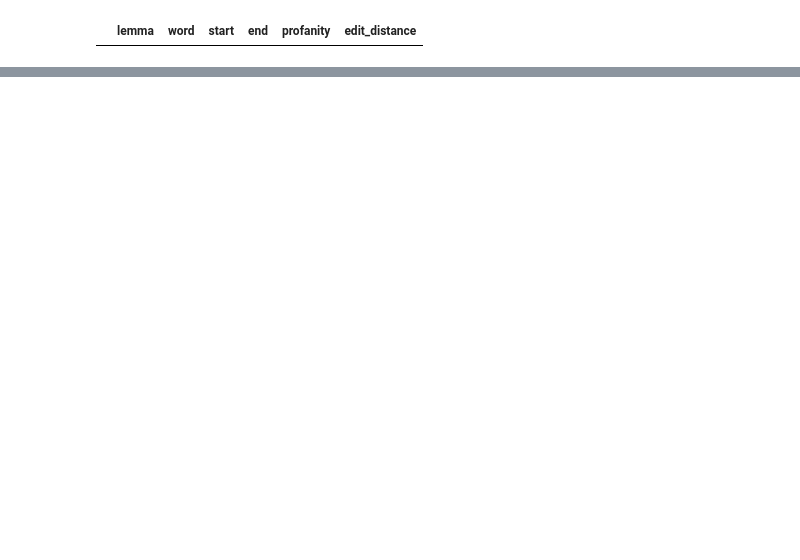
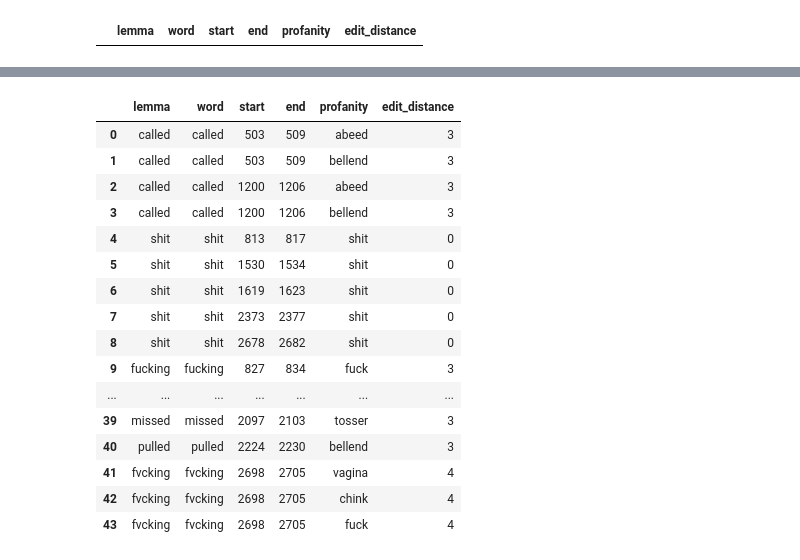
Before and after one commit to jcmsj/nlparallel, a Jupyter notebook: profanity-filter.ipynb, the cells around one changed output, grey strips where cells are left out. Cells and saved outputs as stored; diff of their text form; code cells hidden in the pictures; blank space fills up the shorter version.

```diff
--- a/profanity-filter.ipynb
+++ b/profanity-filter.ipynb
@@ -136,0 +140,20 @@ df[df['word'] == 'fvcking']
+# %%
+df.head(100)
+# %% [output]
+|  | lemma | word | start | end | profanity | edit_distance |
+| 0 | called | called | 503 | 509 | abeed | 3 |
+| 1 | called | called | 503 | 509 | bellend | 3 |
+| 2 | called | called | 1200 | 1206 | abeed | 3 |
+| 3 | called | called | 1200 | 1206 | bellend | 3 |
+| 4 | shit | shit | 813 | 817 | shit | 0 |
+| 5 | shit | shit | 1530 | 1534 | shit | 0 |
+| 6 | shit | shit | 1619 | 1623 | shit | 0 |
+| 7 | shit | shit | 2373 | 2377 | shit | 0 |
+| 8 | shit | shit | 2678 | 2682 | shit | 0 |
+| 9 | fucking | fucking | 827 | 834 | fuck | 3 |
+| ... | ... | ... | ... | ... | ... | ... |
+| 39 | missed | missed | 2097 | 2103 | tosser | 3 |
+| 40 | pulled | pulled | 2224 | 2230 | bellend | 3 |
+| 41 | fvcking | fvcking | 2698 | 2705 | vagina | 4 |
+| 42 | fvcking | fvcking | 2698 | 2705 | chink | 4 |
+| 43 | fvcking | fvcking | 2698 | 2705 | fuck | 4 |
```
Also changed, not shown: parts of 8 cells of this notebook, 3 other files.
